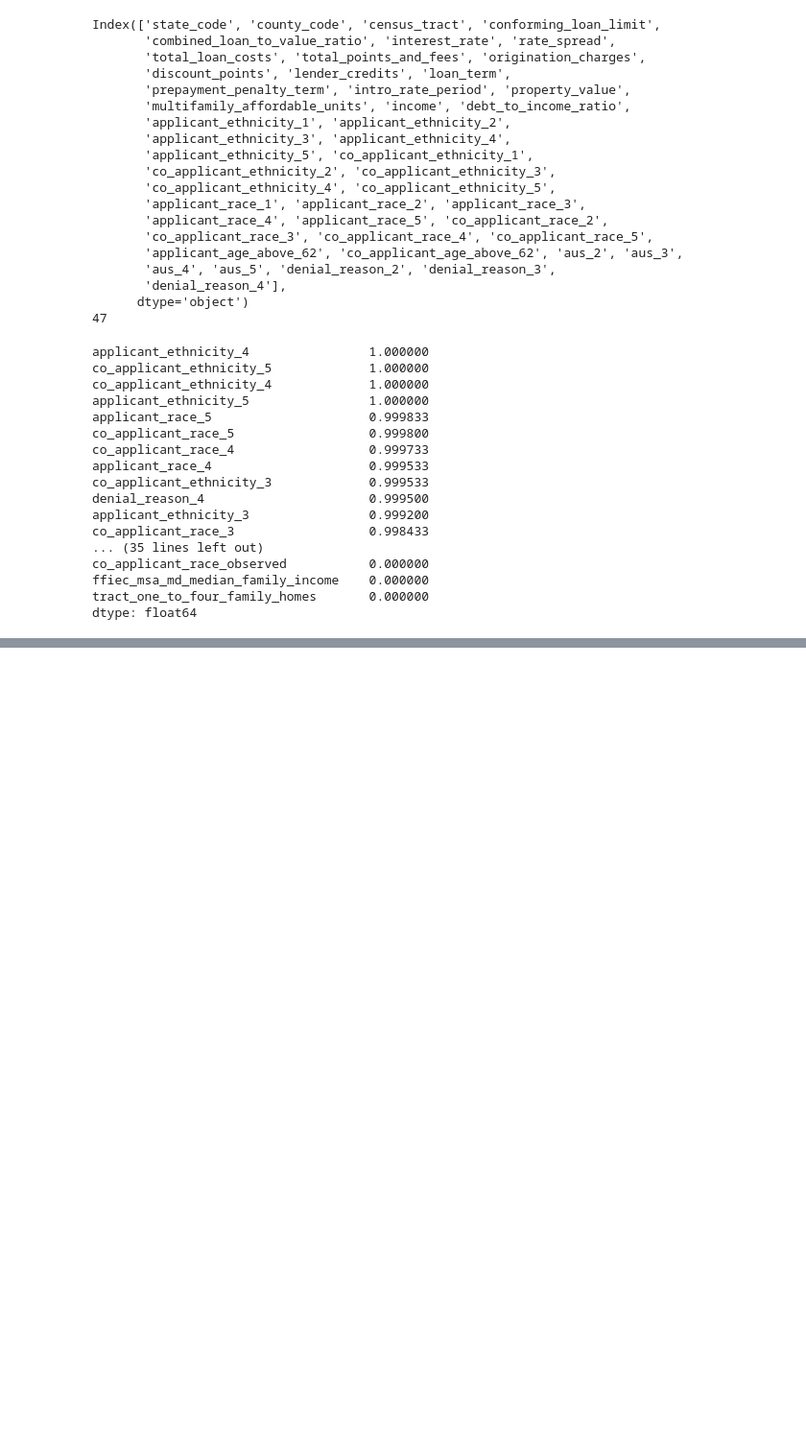
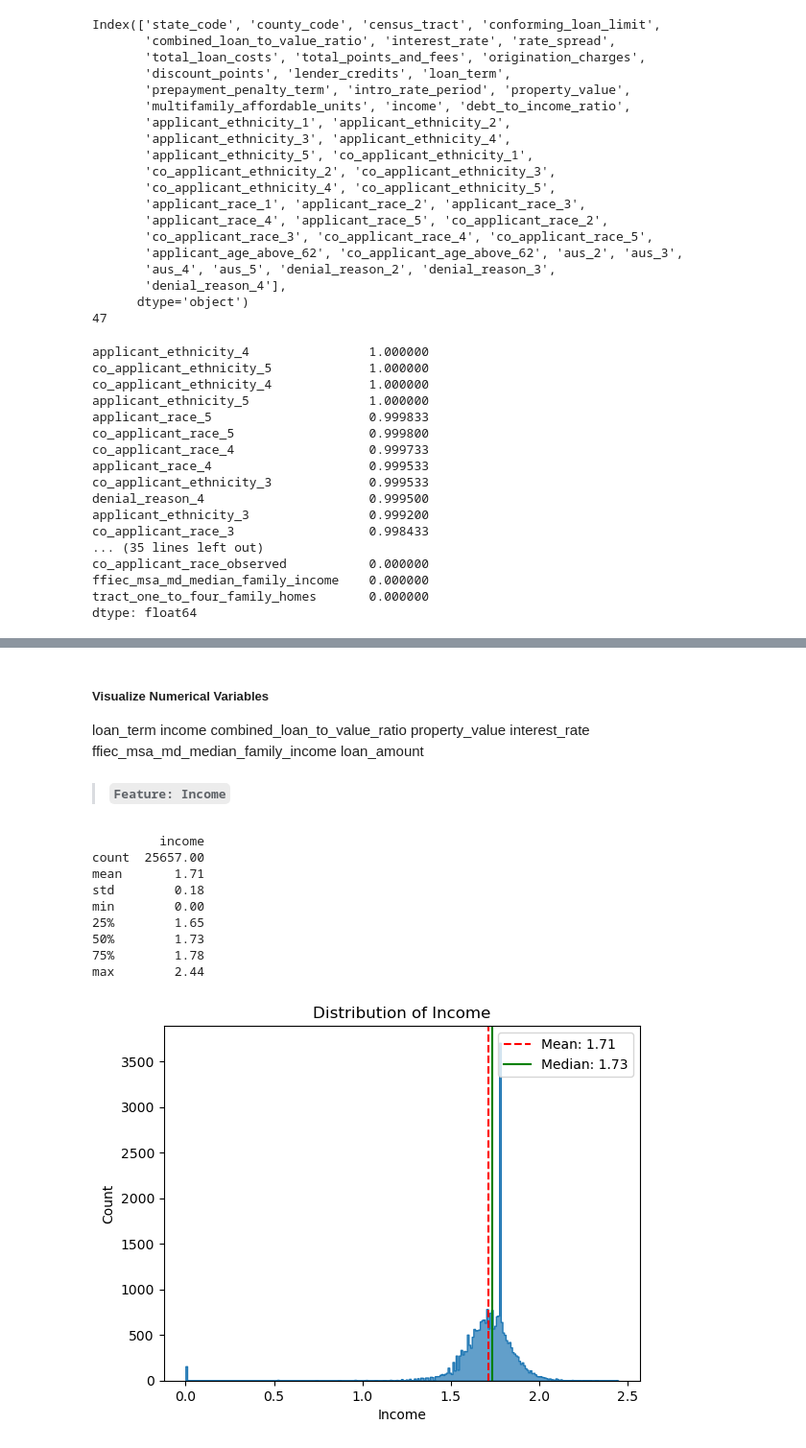
Before and after one commit to YanHuang1994/House-loan-prediction, a Jupyter notebook: house_loan_prediction.ipynb, the cells around one changed output, grey strips where cells are left out. Shown: that part at 96% size. Cells and saved outputs as stored; diff of their text form; code cells hidden in the pictures; blank space fills up the shorter version.

```diff
--- a/house_loan_prediction.ipynb
+++ b/house_loan_prediction.ipynb
@@ -289,0 +297,5 @@ dtype: float64
+# %%
+#drop variables in sampled data that are missing more than 50% of observations
+
+sampled_data.drop(labels=drop_list, axis=1, inplace=True)
+sampled_data.shape
@@ -289,0 +748,5 @@ dtype: float64
+# %%
+# fill na values with state code
+
+sampled_data['state_code'].fillna(sampled_data['state_code'].mode()[0], inplace=True)
+sampled_data['applicant_race_1'].fillna(sampled_data['applicant_race_1'].mode()[0], inplace=True)
@@ -289,0 +787,10 @@ dtype: float64
+# %%
+#create a new variable from co applicant credit score type - whether there was a co applicant or no
+
+def co_applicant(value):
+  if value in [1, 2, 3, 4, 5, 6, 7, 8]:
+    return 1
+  else:
+    return 0
+
+sampled_data['has_coapplicant']=sampled_data['co_applicant_credit_score_type'].apply(co_applicant)
@@ -289,0 +908,58 @@ dtype: float64
+# %% [markdown]
+##### **Visualize Numerical Variables**
+
+loan_term
+income
+combined_loan_to_value_ratio
+property_value
+interest_rate
+ffiec_msa_md_median_family_income
+loan_amount
+# %% [markdown]
+> **`Feature: Income`**
+# %%
+#winsorize : loan term, combined loan to value ratios, property value, capping at 90%
+
+winsorized_cols=['loan_term', 'combined_loan_to_value_ratio', 'property_value', 'interest_rate', 'loan_amount', 'tract_owner_occupied_units', 'tract_one_to_four_family_homes']
+
+for col in winsorized_cols:
+  sampled_data[col]=winsorize(sampled_data[col], limits=(0, 0.05), inplace=True)
+
+#log transform income ( it has some negative values)
+sampled_data['income']=np.log1p(sampled_data['income']) ## np.log1p() computes the natural logarithm of the 'income' column after adding 1 to each value. The function handles negative values by transforming them appropriately.
+#nan values are returned for neg values so I ll have to fill them again with mean
+
+sampled_data['income'].fillna(sampled_data['income'].mean(), inplace=True)
+
+
+#explore income
+
+print(sampled_data[['income']].describe().round(2))
+
+#visualize
+sns.histplot(sampled_data['income'], alpha=0.7, element='step')
+
+# Calculate the mean & median
+mean_income = sampled_data['income'].mean()
+median_income=sampled_data['income'].median()
+
+# Add a red line at the mean value & green to median
+plt.axvline(x=mean_income, color='red', linestyle='--', label=f"Mean: {mean_income:.2f}")
+plt.axvline(x=median_income, color='g', label=f"Median: {median_income:.2f}")
+
+
+plt.title("Distribution of Income")
+plt.xlabel("Income")
+plt.legend()
+plt.show()
+# %% [output]
+         income
+count  25657.00
+mean       1.71
+std        0.18
+min        0.00
+25%        1.65
+50%        1.73
+75%        1.78
+max        2.44
+[figure, added]
```
Also changed, not shown: parts of 59 cells of this notebook.
